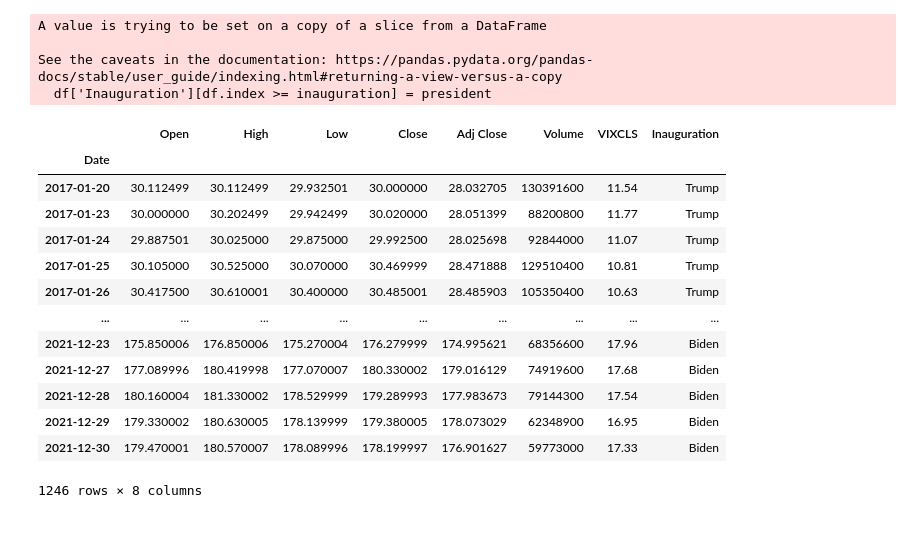
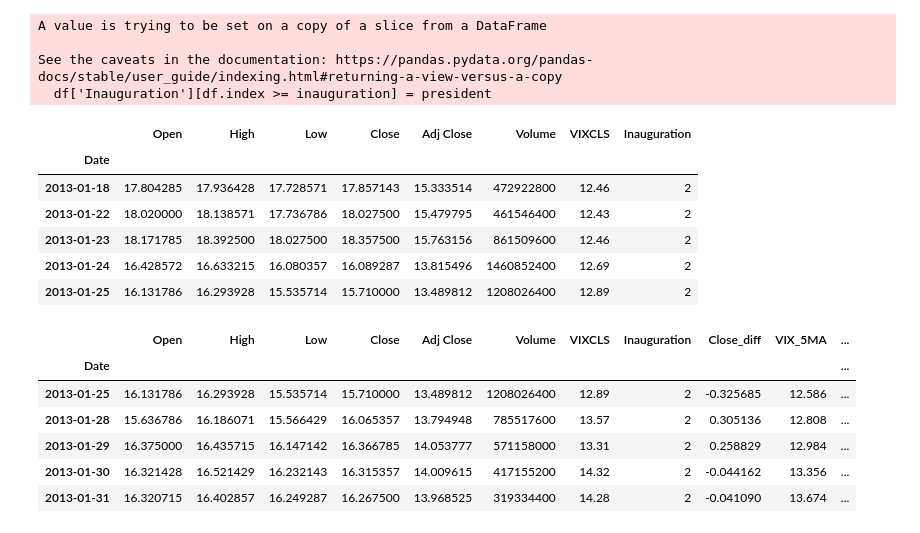
Before and after one commit to skywalker0803r/deep-learning-ian-goodfellow, a Jupyter notebook: chatgpt股票二部曲.ipynb, the cells around one changed output. Drawn from its saved outputs; the diff is of its cells as text; code cells hidden in the pictures.

```diff
--- a/chatgpt股票二部曲.ipynb
+++ b/chatgpt股票二部曲.ipynb
@@ -6,11 +6,13 @@ import pandas as pd
 import numpy as np
 import datetime as dt
 import requests
+from textblob import TextBlob
+from sklearn.preprocessing import LabelEncoder
 
 # 設定要取得的股票代碼和時間範圍
 ticker = "AAPL"
-start_date = dt.datetime(2016, 1, 1)
-end_date = dt.datetime(2021, 12, 31)
+start_date = dt.datetime(2013, 1, 18)
+end_date = dt.datetime(2023, 2, 18)
 
 # 使用 yfinance 取得股票價格資料
 df = yf.download(ticker, start=start_date, end=end_date)
@@ -30,9 +32,9 @@ df['Inauguration'] = np.nan
 for president, date in inauguration_dates.items():
     inauguration = pd.to_datetime(date)
     df['Inauguration'][df.index >= inauguration] = president
+le = LabelEncoder()
+df['Inauguration'] = le.fit_transform(df['Inauguration'].astype(str))
 
-# 移除缺失值
-df = df.dropna()
 
 # 儲存處理後的資料
 df.to_csv('stock_data.csv')
@@ -43,19 +45,12 @@ A value is trying to be set on a copy of a slice from a DataFrame
 See the caveats in the documentation: https://pandas.pydata.org/pandas-docs/stable/user_guide/indexing.html#returning-a-view-versus-a-copy
   df['Inauguration'][df.index >= inauguration] = president
 # %%
-df
+df.head()
 # %% [output]
 |  | Open | High | Low | Close | Adj Close | Volume | VIXCLS | Inauguration |
 | Date |  |  |  |  |  |  |  |  |
-| 2017-01-20 | 30.112499 | 30.112499 | 29.932501 | 30.000000 | 28.032705 | 130391600 | 11.54 | Trump |
-| 2017-01-23 | 30.000000 | 30.202499 | 29.942499 | 30.020000 | 28.051399 | 88200800 | 11.77 | Trump |
-| 2017-01-24 | 29.887501 | 30.025000 | 29.875000 | 29.992500 | 28.025698 | 92844000 | 11.07 | Trump |
-| 2017-01-25 | 30.105000 | 30.525000 | 30.070000 | 30.469999 | 28.471888 | 129510400 | 10.81 | Trump |
-| 2017-01-26 | 30.417500 | 30.610001 | 30.400000 | 30.485001 | 28.485903 | 105350400 | 10.63 | Trump |
-| ... | ... | ... | ... | ... | ... | ... | ... | ... |
-| 2021-12-23 | 175.850006 | 176.850006 | 175.270004 | 176.279999 | 174.995621 | 68356600 | 17.96 | Biden |
-| 2021-12-27 | 177.089996 | 180.419998 | 177.070007 | 180.330002 | 179.016129 | 74919600 | 17.68 | Biden |
-| 2021-12-28 | 180.160004 | 181.330002 | 178.529999 | 179.289993 | 177.983673 | 79144300 | 17.54 | Biden |
-| 2021-12-29 | 179.330002 | 180.630005 | 178.139999 | 179.380005 | 178.073029 | 62348900 | 16.95 | Biden |
-| 2021-12-30 | 179.470001 | 180.570007 | 178.089996 | 178.199997 | 176.901627 | 59773000 | 17.33 | Biden |
+| 2013-01-18 | 17.804285 | 17.936428 | 17.728571 | 17.857143 | 15.333514 | 472922800 | 12.46 | 2 |
+| 2013-01-22 | 18.020000 | 18.138571 | 17.736786 | 18.027500 | 15.479795 | 461546400 | 12.43 | 2 |
+| 2013-01-23 | 18.171785 | 18.392500 | 18.027500 | 18.357500 | 15.763156 | 861509600 | 12.46 | 2 |
+| 2013-01-24 | 16.428572 | 16.633215 | 16.080357 | 16.089287 | 13.815496 | 1460852400 | 12.69 | 2 |
+| 2013-01-25 | 16.131786 | 16.293928 | 15.535714 | 15.710000 | 13.489812 | 1208026400 | 12.89 | 2 |
-1246 rows × 8 columns
@@ -61,0 +81,10 @@ df
+# %%
+df_processed.head()
+# %% [output]
+|  | Open | High | Low | Close | Adj Close | Volume | VIXCLS | Inauguration | Close_diff | VIX_5MA | ... |
+| Date |  |  |  |  |  |  |  |  |  |  | ... |
+| 2013-01-25 | 16.131786 | 16.293928 | 15.535714 | 15.710000 | 13.489812 | 1208026400 | 12.89 | 2 | -0.325685 | 12.586 | ... |
+| 2013-01-28 | 15.636786 | 16.186071 | 15.566429 | 16.065357 | 13.794948 | 785517600 | 13.57 | 2 | 0.305136 | 12.808 | ... |
+| 2013-01-29 | 16.375000 | 16.435715 | 16.147142 | 16.366785 | 14.053777 | 571158000 | 13.31 | 2 | 0.258829 | 12.984 | ... |
+| 2013-01-30 | 16.321428 | 16.521429 | 16.232143 | 16.315357 | 14.009615 | 417155200 | 14.32 | 2 | -0.044162 | 13.356 | ... |
+| 2013-01-31 | 16.320715 | 16.402857 | 16.249287 | 16.267500 | 13.968525 | 319334400 | 14.28 | 2 | -0.041090 | 13.674 | ... |
```
Also changed, not shown: parts of 2 cells of this notebook.
